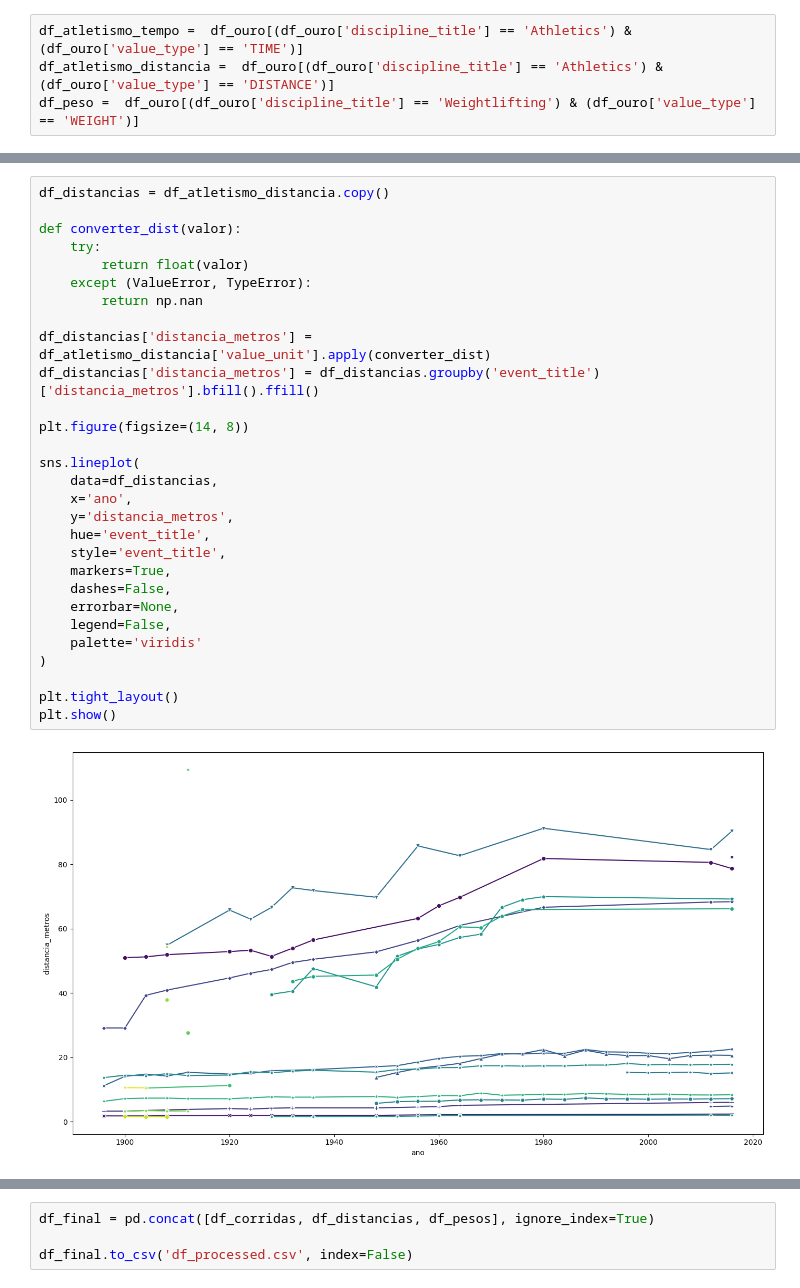
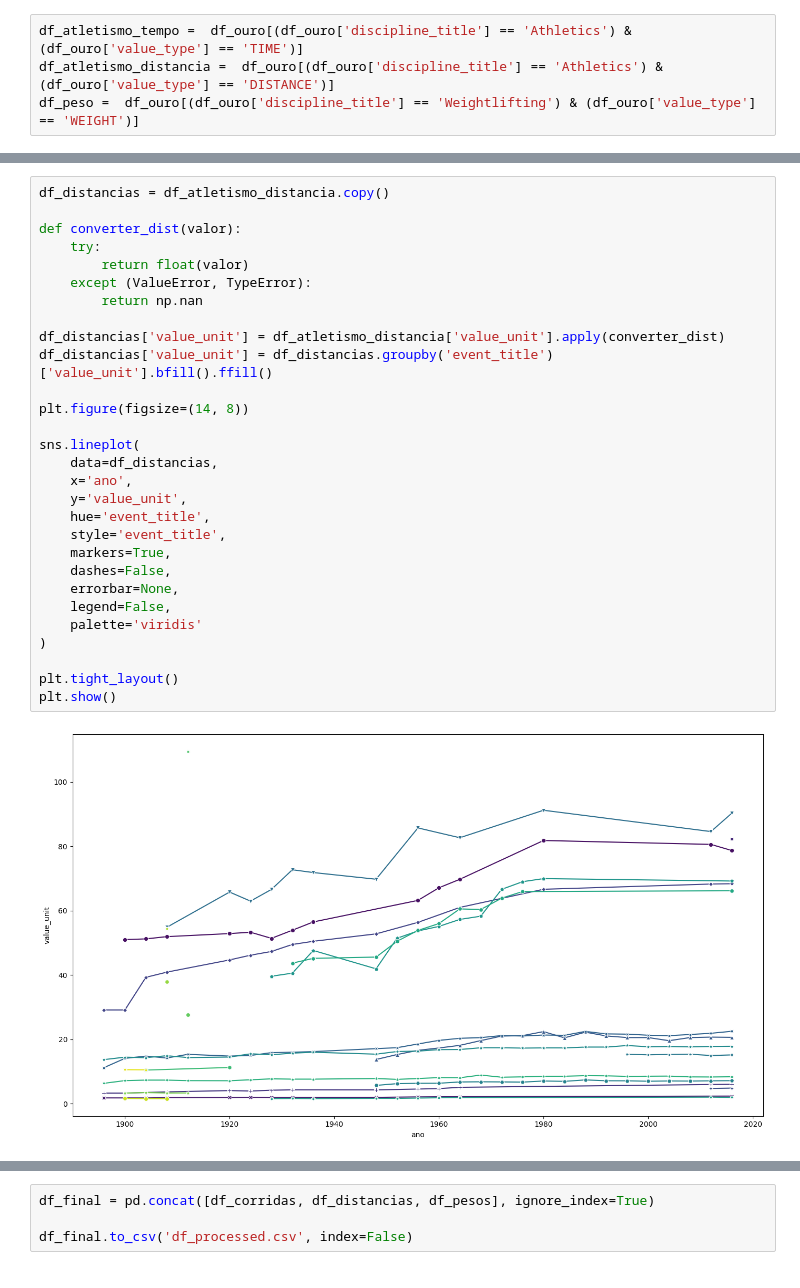
Before and after one commit to FGV-VIS-2025/tarefa-4-analise_de_resultados-olimpiadas, a Jupyter notebook: dados/data_operations.ipynb, the cells around one changed output, grey strips where cells are left out. Drawn from its saved outputs; the diff is of its cells as text.

```diff
--- a/dados/data_operations.ipynb
+++ b/dados/data_operations.ipynb
@@ -70,34 +70,34 @@ plt.show()
 # %%
 df_distancias = df_atletismo_distancia.copy()
 
 def converter_dist(valor):
     try:
         return float(valor)
     except (ValueError, TypeError):
         return np.nan
 
-df_distancias['distancia_metros'] = df_atletismo_distancia['value_unit'].apply(converter_dist)
-df_distancias['distancia_metros'] = df_distancias.groupby('event_title')['distancia_metros'].bfill().ffill()
+df_distancias['value_unit'] = df_atletismo_distancia['value_unit'].apply(converter_dist)
+df_distancias['value_unit'] = df_distancias.groupby('event_title')['value_unit'].bfill().ffill()
 
 plt.figure(figsize=(14, 8))
 
 sns.lineplot(
     data=df_distancias,
     x='ano',
-    y='distancia_metros',
+    y='value_unit',
     hue='event_title',
     style='event_title',
     markers=True,
     dashes=False,
     errorbar=None,
     legend=False,
     palette='viridis'
 )
 
 plt.tight_layout()
 plt.show()
 # %% [output]
-[figure, old version]
+[figure, new version]
 # %%
 df_pesos = df_peso.copy()
 
```
Also changed, not shown: parts of 2 cells of this notebook, 1 other file.
